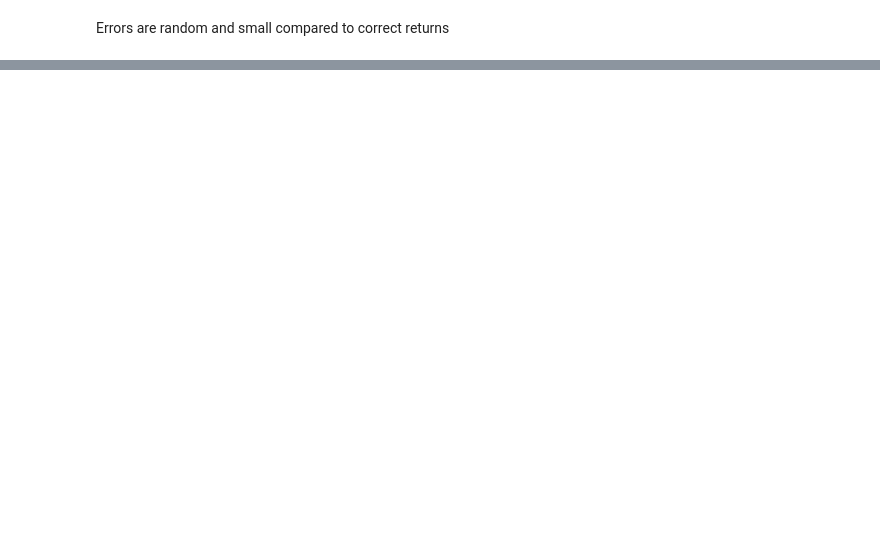
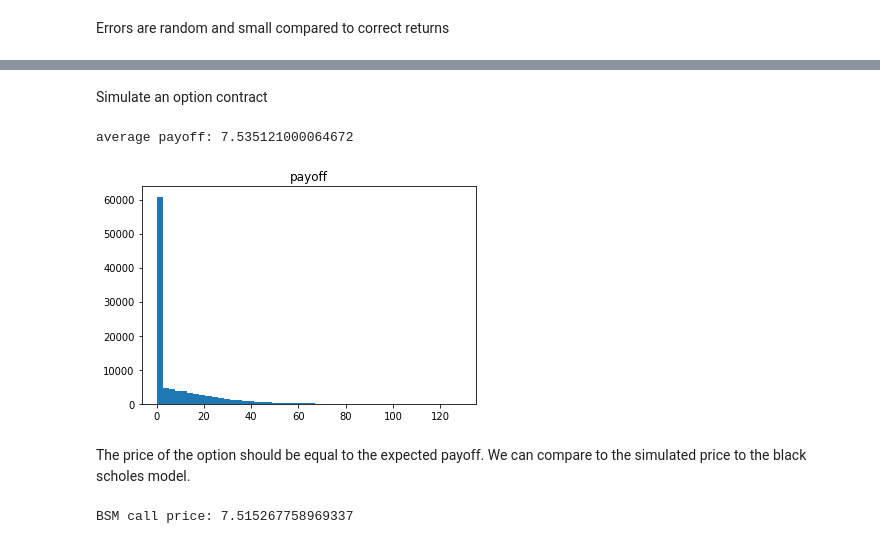
Before and after one commit to ag3nt3154/Quantitative_Finance_Modelling, a Jupyter notebook: 5. Monte_carlo_option_pricing.ipynb, the cells around one changed output, grey strips where cells are left out. Cells and saved outputs as stored; diff of their text form; code cells hidden in the pictures; blank space fills up the shorter version.

```diff
--- a/5. Monte_carlo_option_pricing.ipynb
+++ b/5. Monte_carlo_option_pricing.ipynb
@@ -141,0 +99,37 @@ print(0.5 * (vol) ** 2 + drift)
+# %% [markdown]
+Simulate an option contract
+# %%
+num_trials = 100000
+# stock parameters
+drift = 0
+vol = 0.2
+initial_stock_price = 100
+step_size = 1/252
+
+# call option parameters
+strike = 101
+dte = 252
+payoffs = []
+
+price_series_arr = np.array([generate_stochastic_stock_price(drift, vol, initial_stock_price, dte, step_size) for f in range(num_trials)])
+for i in range(num_trials):
+    final_price = price_series_arr[i][-1]
+    payoffs.append(max(0, final_price - strike))
+payoffs = np.array(payoffs)
+
+print(f'average payoff: {np.mean(payoffs)}')
+
+plt.hist(payoffs, bins=50)
+plt.title('payoff')
+plt.show()
+# %% [output]
+average payoff: 7.535121000064672
+[figure, added]
+# %% [markdown]
+The price of the option should be equal to the expected payoff. We can compare to the simulated price to the black scholes model.
+# %%
+from utils import bsm
+
+print(f'BSM call price: {bsm.get_call_price(strike, dte, initial_stock_price, vol, div_yield=0, rf_rate=0)}')
+# %% [output]
+BSM call price: 7.515267758969337
```
Also changed, not shown: parts of 23 cells of this notebook, 3 other files.
